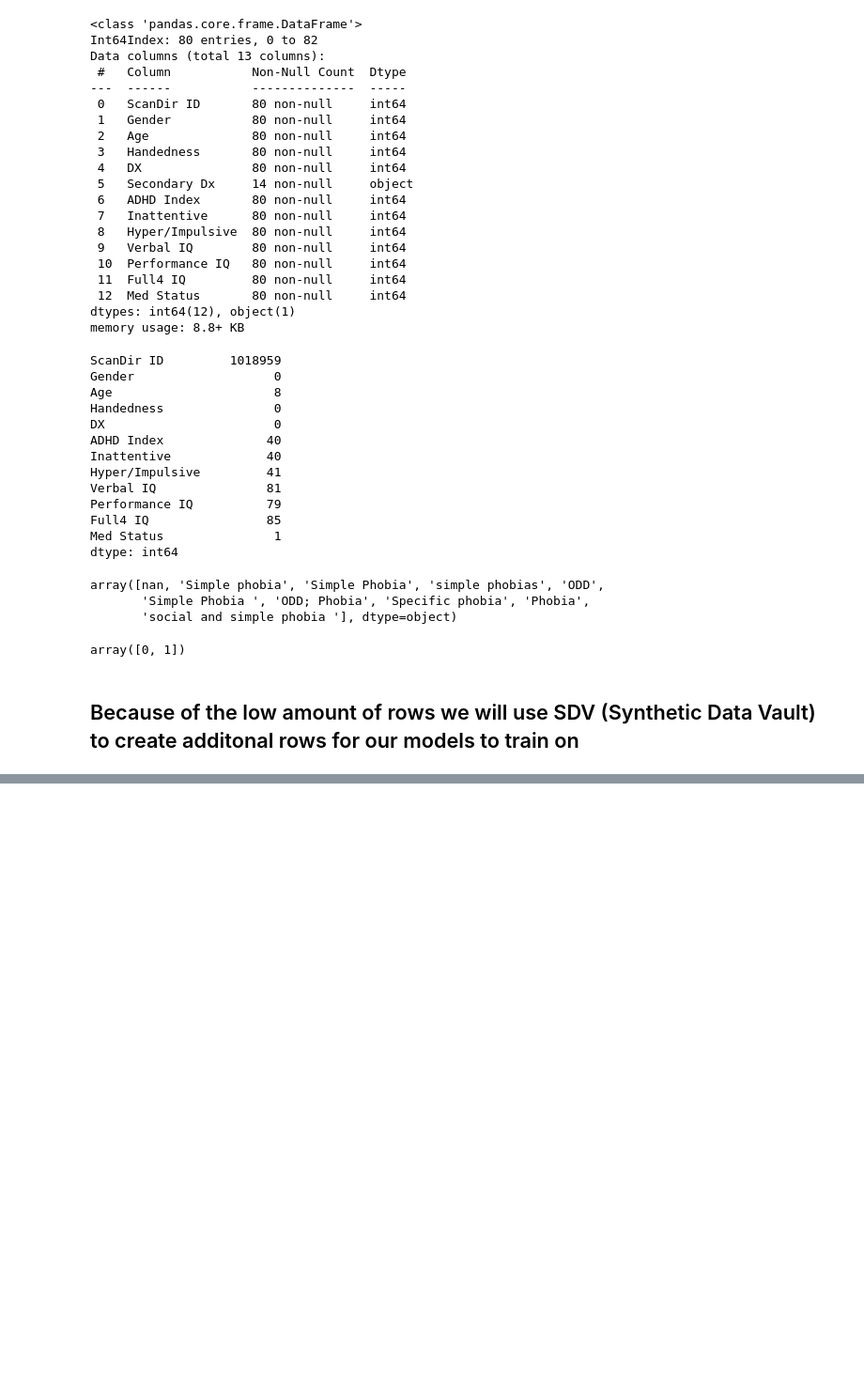
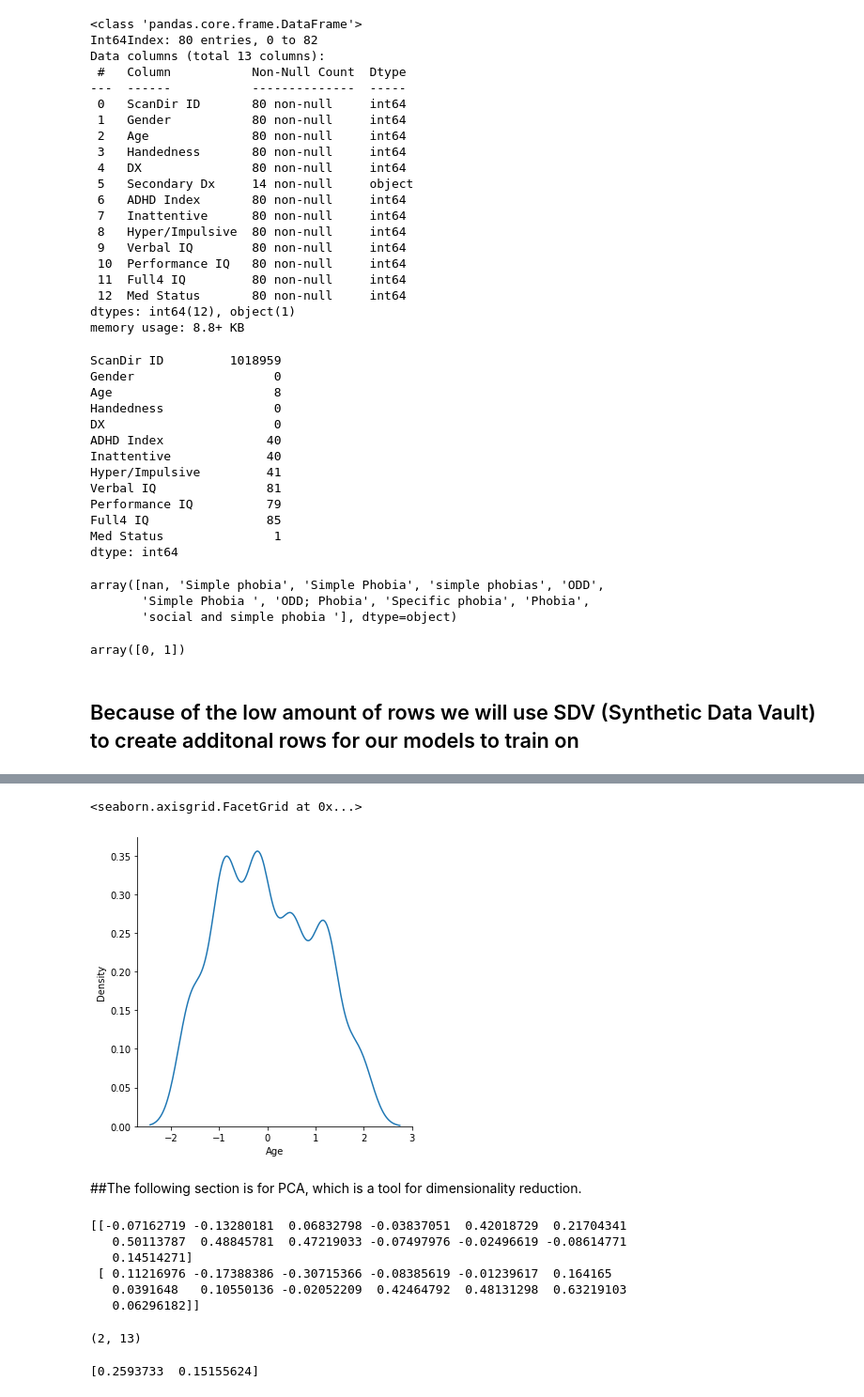
Before and after one commit to Only-Mike/ADHD, a Jupyter notebook: ADHD_semester_project.ipynb, the cells around one changed output, grey strips where cells are left out. Shown at 94% size. Cells and saved outputs as stored; diff of their text form; code cells hidden in the pictures; blank space fills up the shorter version.

```diff
--- a/ADHD_semester_project.ipynb
+++ b/ADHD_semester_project.ipynb
@@ -227,0 +230,7 @@ dtype: int64
+# %%
+#We will scale the data which requires the following tool
+from sklearn.preprocessing import StandardScaler
+scaler = StandardScaler()
+!pip install -U matplotlib
+import matplotlib.pyplot as plt
+import seaborn as sns
@@ -227,0 +252,3 @@ dtype: int64
+# %%
+# with the scaler.fit_transfor we learn x-y relationships and transform the data.
+df_scaled = scaler.fit_transform(df)
@@ -227,0 +286,10 @@ dtype: int64
+# %%
+#Age post-scaling
+sns.displot(data=pd.DataFrame(df_scaled, columns=df.columns),
+            x="Age",
+            kind="kde")
+# %% [output]
+<seaborn.axisgrid.FacetGrid at 0x...>
+[figure, added]
+# %% [markdown]
+##The following section is for PCA, which is a tool for dimensionality reduction.
@@ -227,0 +302,17 @@ dtype: int64
+# %%
+print(pca.components_)
+# %% [output]
+[[-0.07162719 -0.13280181  0.06832798 -0.03837051  0.42018729  0.21704341
+   0.50113787  0.48845781  0.47219033 -0.07497976 -0.02496619 -0.08614771
+   0.14514271]
+ [ 0.11216976 -0.17388386 -0.30715366 -0.08385619 -0.01239617  0.164165
+   0.0391648   0.10550136 -0.02052209  0.42464792  0.48131298  0.63219103
+   0.06296182]]
+# %%
+pca.components_.shape
+# %% [output]
+(2, 13)
+# %%
+print(pca.explained_variance_ratio_)
+# %% [output]
+[0.2593733  0.15155624]
```
Also changed, not shown: parts of 32 cells of this notebook.
